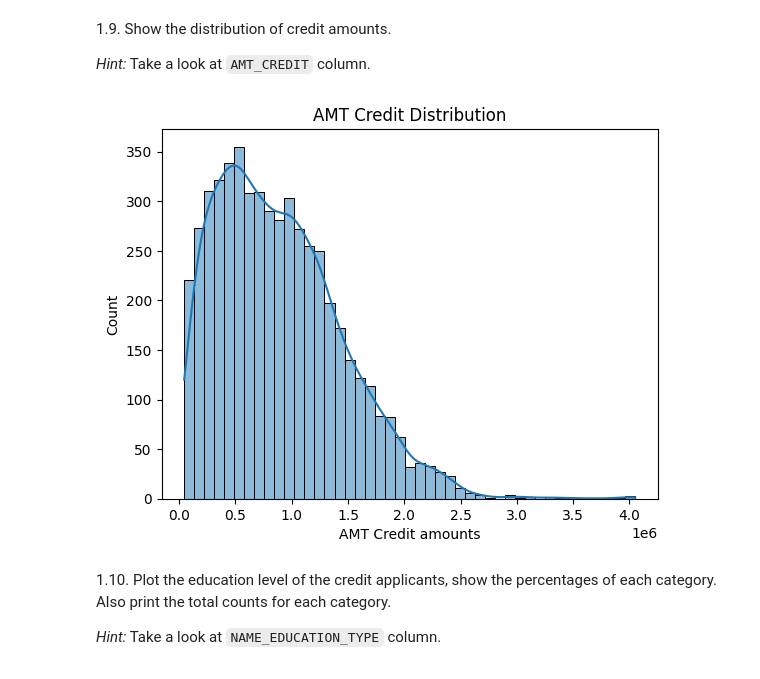
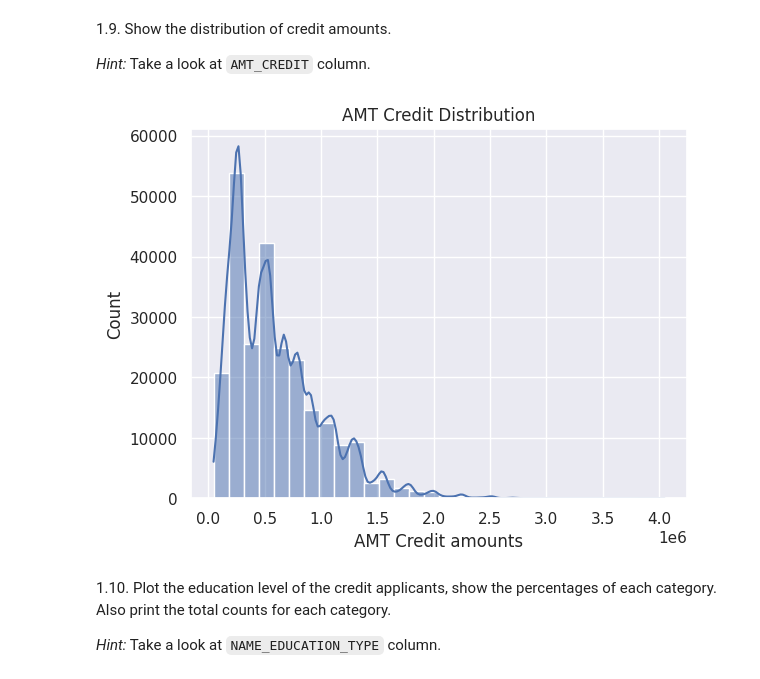
Before and after one commit to murru-dev/anyone-ai-project-2, a Jupyter notebook: AnyoneAI - Sprint Project 02.ipynb, the cells around one changed output. Saved outputs shown, nothing was run; the diff lists cells and outputs as text; code cells hidden in the pictures.

```diff
--- a/AnyoneAI - Sprint Project 02.ipynb
+++ b/AnyoneAI - Sprint Project 02.ipynb
@@ -30,6 +30,7 @@ import matplotlib.pyplot as plt
 import seaborn as sns
 
 from src import config, data_utils, preprocessing
+sns.set_theme()
 # %% [output]
 The autoreload extension is already loaded. To reload it, use:
   %reload_ext autoreload
@@ -85,7 +86,7 @@ A lot of the analysis of the data can be found on publicly available Kaggle kern
 1.2. Print how many samples do we have in our train and test datasets.
 # %%
 ### TODO Complete in this cell: shape of the dataset
-df = pd.read_csv('./dataset/application_train_aai.csv')
+df = app_train
 df.shape
 # %% [output]
 (246008, 122)
@@ -282,13 +283,12 @@ missing_data_df.sort_values(by='Percent', ascending=False).head(20)
 
 *Hint:* Take a look at `AMT_CREDIT` column.
 # %%
-amt_credit_distribution = df.AMT_CREDIT.value_counts().rename_axis('amt_credit').reset_index(name='count')
-sns.histplot(data=amt_credit_distribution, x="amt_credit", kde=True, fill=True).set_title('AMT Credit Distribution')
+sns.histplot(df['AMT_CREDIT'], kde=True, fill=True, bins=30).set_title('AMT Credit Distribution')
 plt.xlabel('AMT Credit amounts')
 plt.ylabel('Count')
 plt.show()
 # %% [output]
-[figure, old version]
+[figure, new version]
 # %% [markdown]
 1.10. Plot the education level of the credit applicants, show the percentages of each category. Also print the total counts for each category.
 
```
Also changed, not shown: parts of 9 cells of this notebook.
